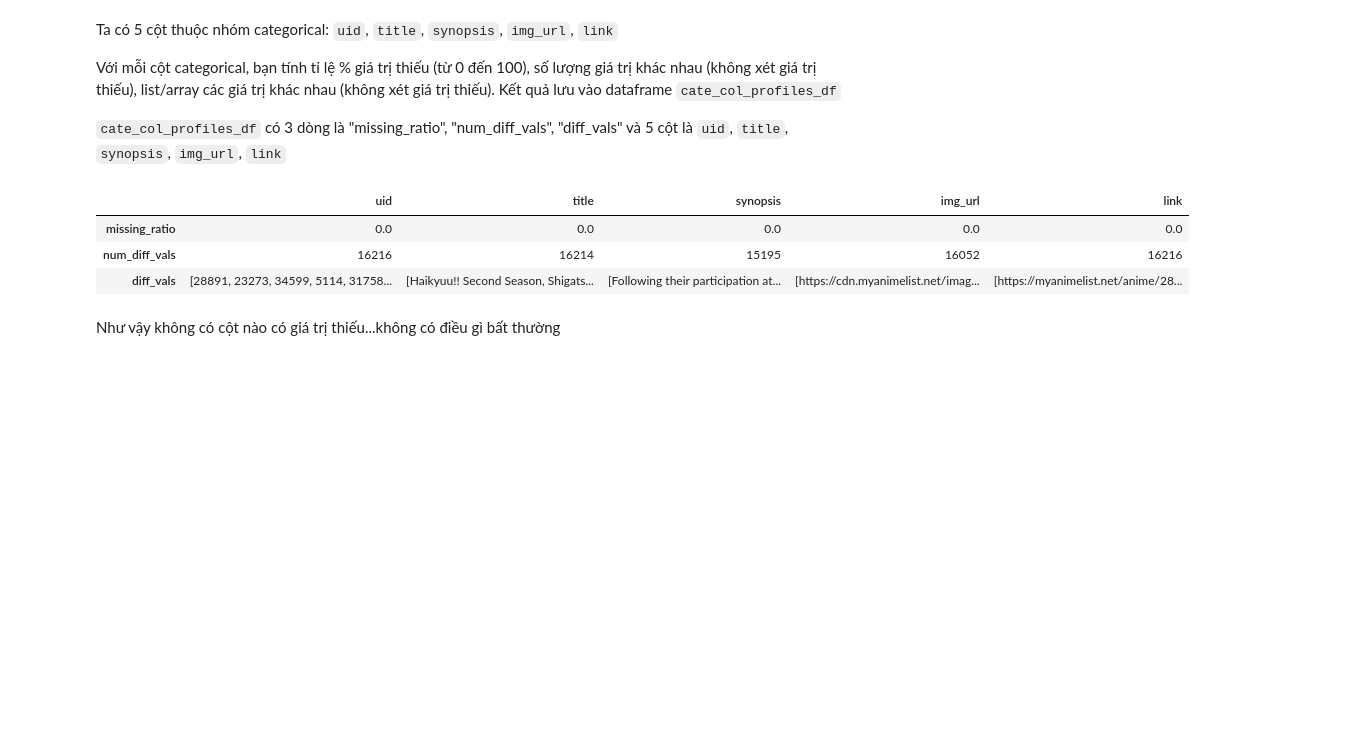
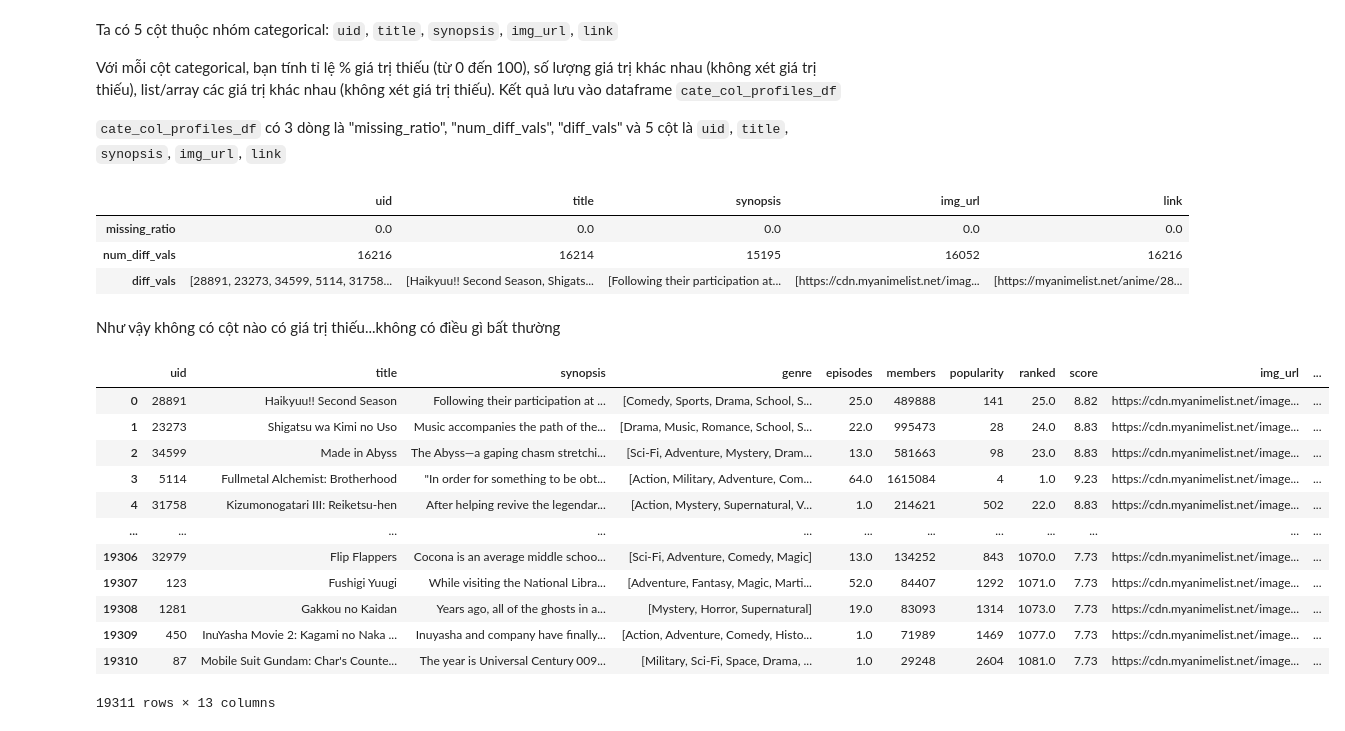
Before and after one commit to hungngocphat01/HCMUS-IntroDataSc-FinalProj, a Jupyter notebook: FINAL.ipynb, the cells around one changed output. Drawn from its saved outputs; the diff is of its cells as text; code cells hidden in the pictures; blank space fills up the shorter version.

```diff
--- a/FINAL.ipynb
+++ b/FINAL.ipynb
@@ -219,3 +219,19 @@ cate_col_profiles_df
 | diff_vals | [28891, 23273, 34599, 5114, 31758... | [Haikyuu!! Second Season, Shigats... | [Following their participation at... | [https://cdn.myanimelist.net/imag... | [https://myanimelist.net/anime/28... |
 # %% [markdown]
 Như vậy không có cột nào có giá trị thiếu...không có điều gì bất thường
+# %%
+animes_df
+# %% [output]
+|  | uid | title | synopsis | genre | episodes | members | popularity | ranked | score | img_url | ... |
+| 0 | 28891 | Haikyuu!! Second Season | Following their participation at ... | [Comedy, Sports, Drama, School, S... | 25.0 | 489888 | 141 | 25.0 | 8.82 | https://cdn.myanimelist.net/image... | ... |
+| 1 | 23273 | Shigatsu wa Kimi no Uso | Music accompanies the path of the... | [Drama, Music, Romance, School, S... | 22.0 | 995473 | 28 | 24.0 | 8.83 | https://cdn.myanimelist.net/image... | ... |
+| 2 | 34599 | Made in Abyss | The Abyss—a gaping chasm stretchi... | [Sci-Fi, Adventure, Mystery, Dram... | 13.0 | 581663 | 98 | 23.0 | 8.83 | https://cdn.myanimelist.net/image... | ... |
+| 3 | 5114 | Fullmetal Alchemist: Brotherhood | "In order for something to be obt... | [Action, Military, Adventure, Com... | 64.0 | 1615084 | 4 | 1.0 | 9.23 | https://cdn.myanimelist.net/image... | ... |
+| 4 | 31758 | Kizumonogatari III: Reiketsu-hen | After helping revive the legendar... | [Action, Mystery, Supernatural, V... | 1.0 | 214621 | 502 | 22.0 | 8.83 | https://cdn.myanimelist.net/image... | ... |
+| ... | ... | ... | ... | ... | ... | ... | ... | ... | ... | ... | ... |
+| 19306 | 32979 | Flip Flappers | Cocona is an average middle schoo... | [Sci-Fi, Adventure, Comedy, Magic] | 13.0 | 134252 | 843 | 1070.0 | 7.73 | https://cdn.myanimelist.net/image... | ... |
+| 19307 | 123 | Fushigi Yuugi | While visiting the National Libra... | [Adventure, Fantasy, Magic, Marti... | 52.0 | 84407 | 1292 | 1071.0 | 7.73 | https://cdn.myanimelist.net/image... | ... |
+| 19308 | 1281 | Gakkou no Kaidan | Years ago, all of the ghosts in a... | [Mystery, Horror, Supernatural] | 19.0 | 83093 | 1314 | 1073.0 | 7.73 | https://cdn.myanimelist.net/image... | ... |
+| 19309 | 450 | InuYasha Movie 2: Kagami no Naka ... | Inuyasha and company have finally... | [Action, Adventure, Comedy, Histo... | 1.0 | 71989 | 1469 | 1077.0 | 7.73 | https://cdn.myanimelist.net/image... | ... |
+| 19310 | 87 | Mobile Suit Gundam: Char's Counte... | The year is Universal Century 009... | [Military, Sci-Fi, Space, Drama, ... | 1.0 | 29248 | 2604 | 1081.0 | 7.73 | https://cdn.myanimelist.net/image... | ... |
+19311 rows × 13 columns
```
Also changed, not shown: parts of 5 cells of this notebook.
